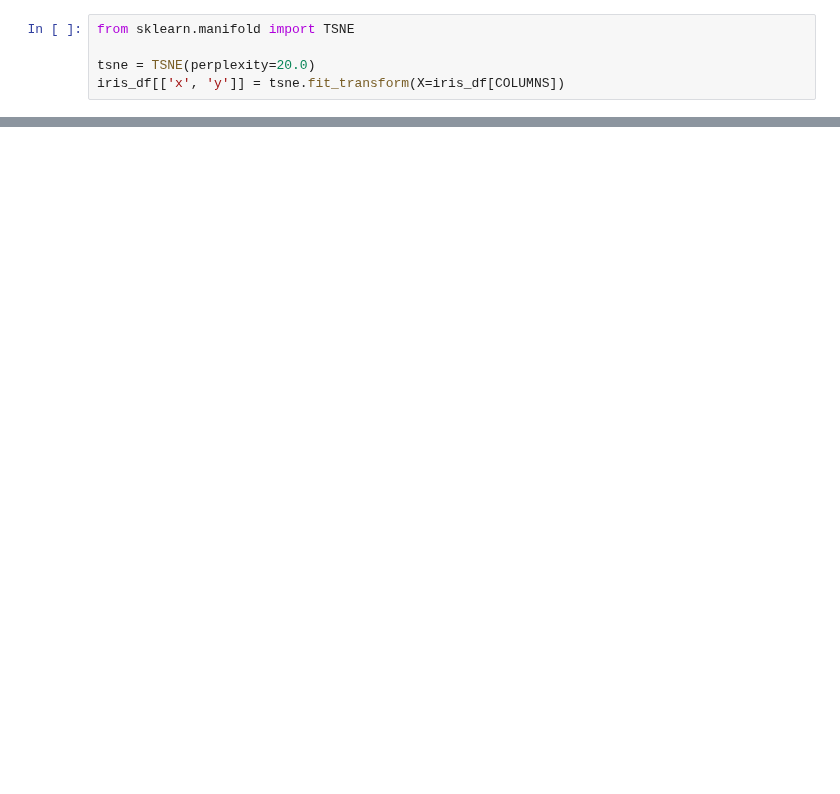
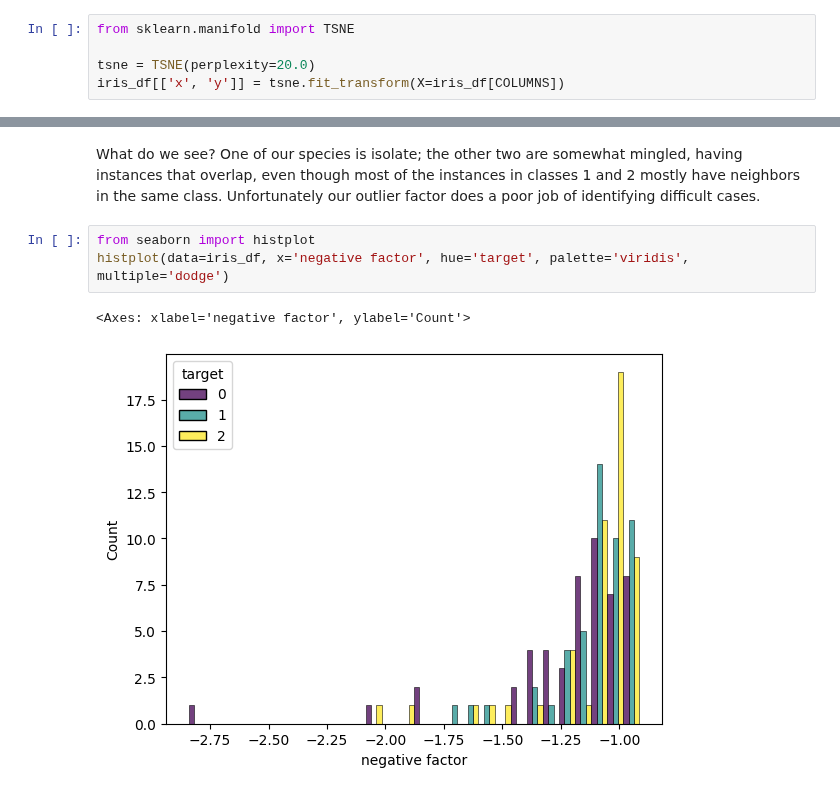
Before and after one commit to mikedelong/kaggle-workbooks, a Jupyter notebook: iris-data-with-outlier-factors.ipynb, the cells around one changed output, grey strips where cells are left out. Cells and saved outputs as stored; diff of their text form; blank space fills up the shorter version.

```diff
--- a/iris-data-with-outlier-factors.ipynb
+++ b/iris-data-with-outlier-factors.ipynb
@@ -28,0 +37,8 @@ scatterplot(data=iris_df, x='x', y='y', hue='negative factor', palette='viridis'
+# %% [markdown]
+What do we see? One of our species is isolate; the other two are somewhat mingled, having instances that overlap, even though most of the instances in classes 1 and 2 mostly have neighbors in the same class. Unfortunately our outlier factor does a poor job of identifying difficult cases.
+# %%
+from seaborn import histplot
+histplot(data=iris_df, x='negative factor', hue='target', palette='viridis', multiple='dodge')
+# %% [output]
+<Axes: xlabel='negative factor', ylabel='Count'>
+[figure, added]
```
Also changed, not shown: parts of 6 cells of this notebook.
